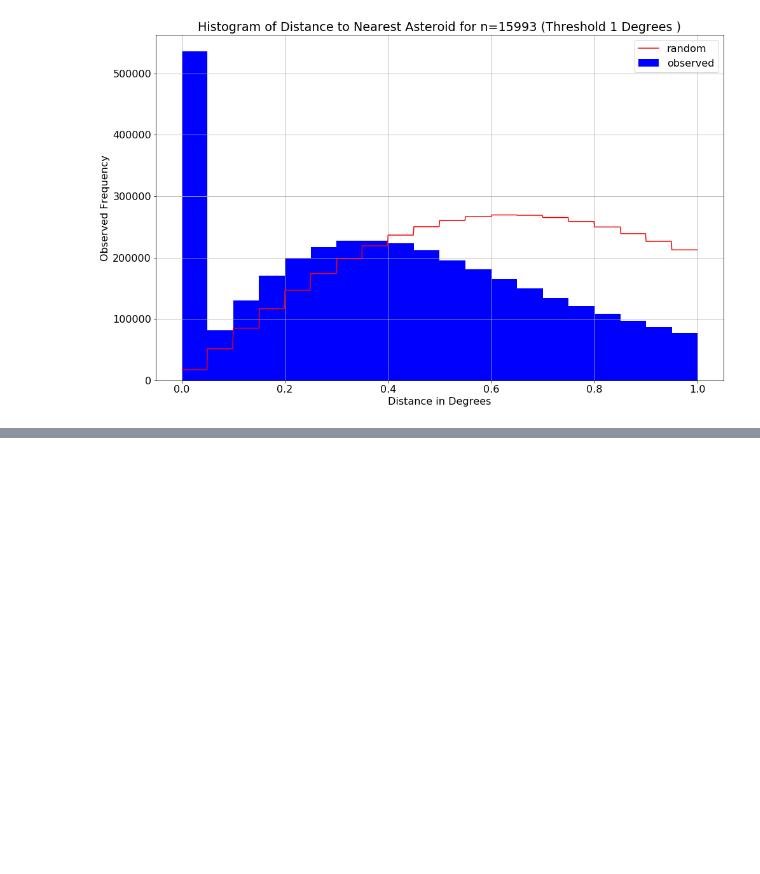
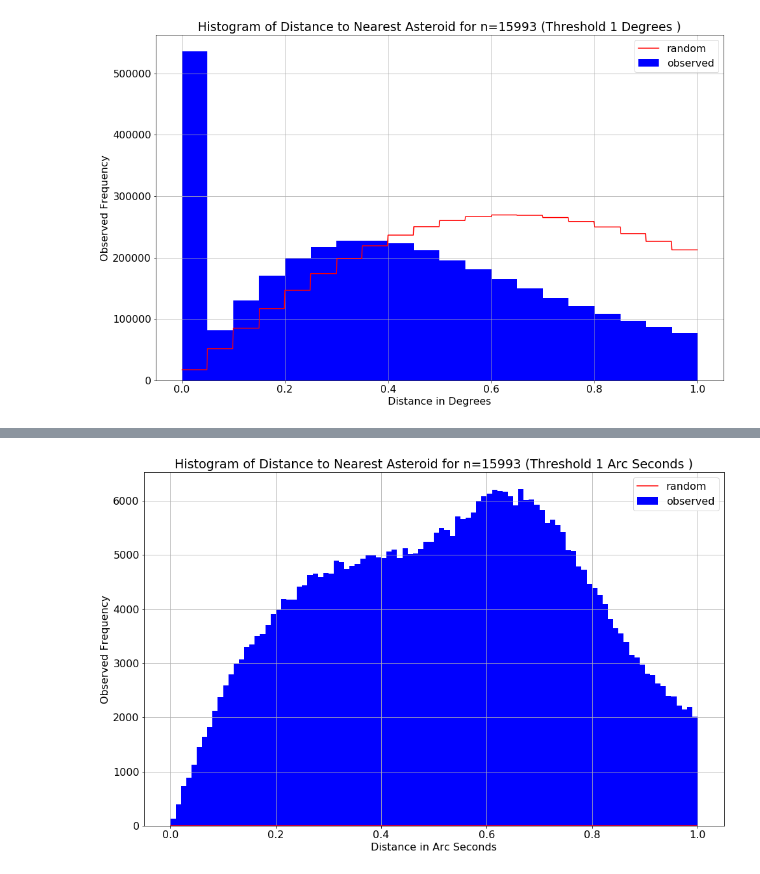
Before and after one commit to memanuel/kepler-sieve, a Jupyter notebook: src/ztf_data.ipynb, the cells around one changed output, grey strips where cells are left out. Cells and saved outputs as stored; diff of their text form; code cells hidden in the pictures; blank space fills up the shorter version.

```diff
--- a/src/ztf_data.ipynb
+++ b/src/ztf_data.ipynb
@@ -260,0 +250,4 @@ fig, ax = plot_dist(ztf, n=ast_count, thresh_deg=thresh_ten_sec, bins=100)
+# %%
+fig, ax = plot_dist(ztf, n=ast_count, thresh_deg=thresh_one_sec, bins=100)
+# %% [output]
+[figure, added]
```
Also changed, not shown: parts of 13 cells of this notebook, 1 other file.
